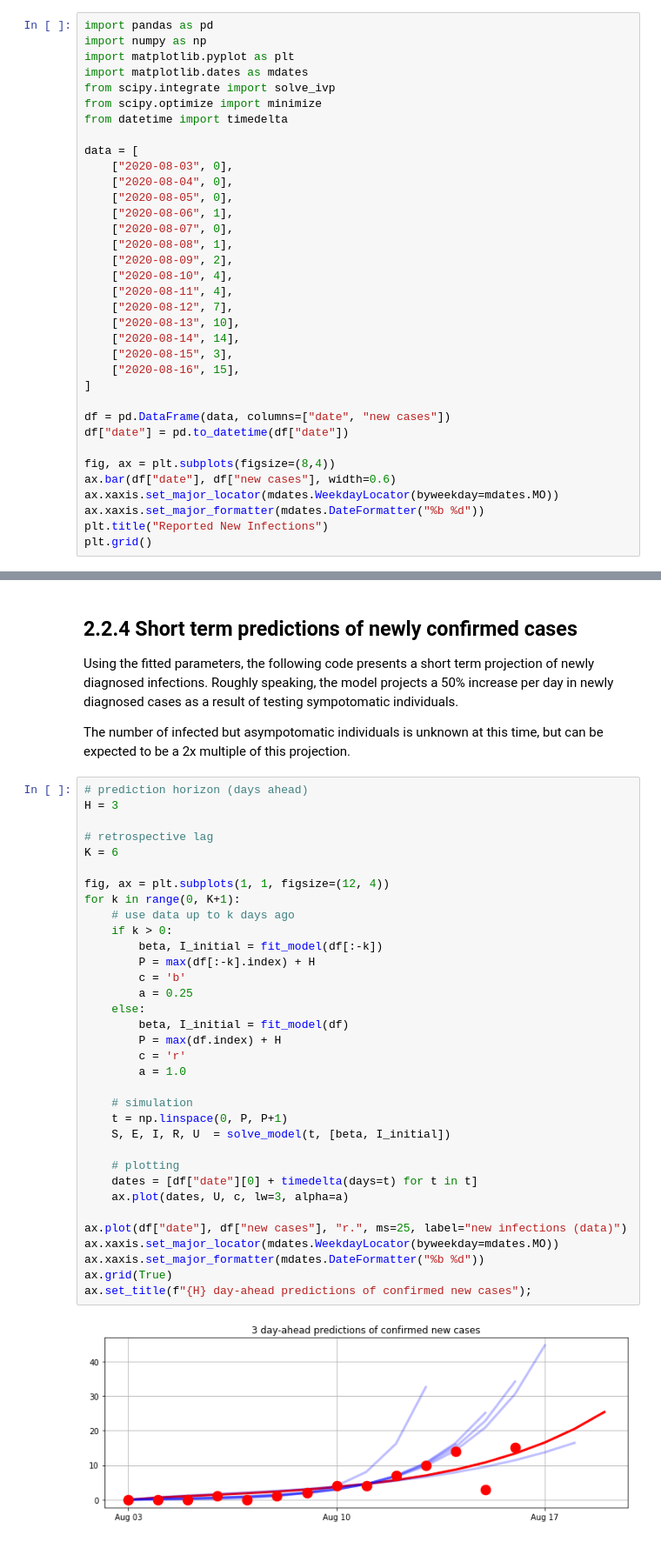
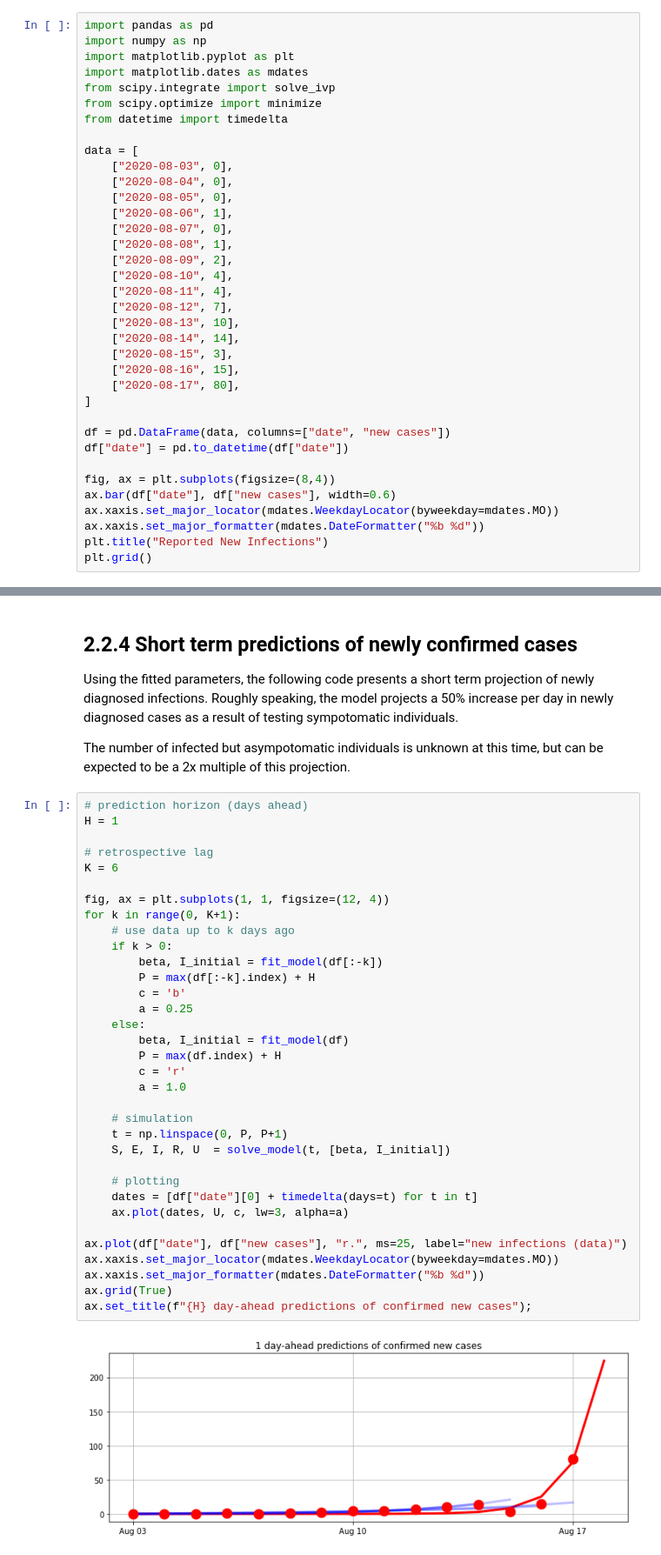
Before and after one commit to jckantor/CBE40455-2020, a Jupyter notebook: docs/02.02-Campus-SEIR-modeling.ipynb, the cells around one changed output, grey strips where cells are left out. Shown at 87% size. Cells and saved outputs as stored; diff of their text form.

```diff
--- a/docs/02.02-Campus-SEIR-modeling.ipynb
+++ b/docs/02.02-Campus-SEIR-modeling.ipynb
@@ -35,6 +35,7 @@ data = [
     ["2020-08-14", 14],
     ["2020-08-15", 3],
     ["2020-08-16", 15],
+    ["2020-08-17", 80],
 ]
 
 df = pd.DataFrame(data, columns=["date", "new cases"])
@@ -158,40 +163,40 @@ Using the fitted parameters, the following code presents a short term projection
 The number of infected but asympotomatic individuals is unknown at this time, but can be expected to be a 2x multiple of this projection.
 # %%
 # prediction horizon (days ahead)
-H = 3
+H = 1
 
 # retrospective lag
 K = 6
 
 fig, ax = plt.subplots(1, 1, figsize=(12, 4))
 for k in range(0, K+1):
     # use data up to k days ago
     if k > 0:
         beta, I_initial = fit_model(df[:-k])
         P = max(df[:-k].index) + H
         c = 'b'
         a = 0.25
     else:
         beta, I_initial = fit_model(df)
         P = max(df.index) + H
         c = 'r'
         a = 1.0
 
     # simulation
     t = np.linspace(0, P, P+1)
     S, E, I, R, U  = solve_model(t, [beta, I_initial])
 
     # plotting
     dates = [df["date"][0] + timedelta(days=t) for t in t]
     ax.plot(dates, U, c, lw=3, alpha=a)
 
 ax.plot(df["date"], df["new cases"], "r.", ms=25, label="new infections (data)")
 ax.xaxis.set_major_locator(mdates.WeekdayLocator(byweekday=mdates.MO))
 ax.xaxis.set_major_formatter(mdates.DateFormatter("%b %d"))
 ax.grid(True)
 ax.set_title(f"{H} day-ahead predictions of confirmed new cases");
 # %% [output]
-[figure, old version]
+[figure, new version]
 # %% [markdown]
 <!--NAVIGATION-->
 < [2.1 Campus SIR Modeling](https://jckantor.github.io/CBE40455-2020/02.01-Campus-SIR-modeling.html) | [Contents](toc.html) | [2.3 Campus Re-opening Model](https://jckantor.github.io/CBE40455-2020/02.03-Campus-reopening.html)<p><a href="https://colab.research.google.com/github/jckantor/CBE40455-2020/blob/master/docs/02.02-Campus-SEIR-modeling.ipynb"> <img align="left" src="https://colab.research.google.com/assets/colab-badge.svg" alt="Open in Colab" title="Open in Google Colaboratory"></a><p><a href="https://jckantor.github.io/CBE40455-2020/02.02-Campus-SEIR-modeling.ipynb"> <img align="left" src="https://img.shields.io/badge/Github-Download-blue.svg" alt="Download" title="Download Notebook"></a>
```
Also changed, not shown: parts of 3 cells of this notebook, 10 other files.
